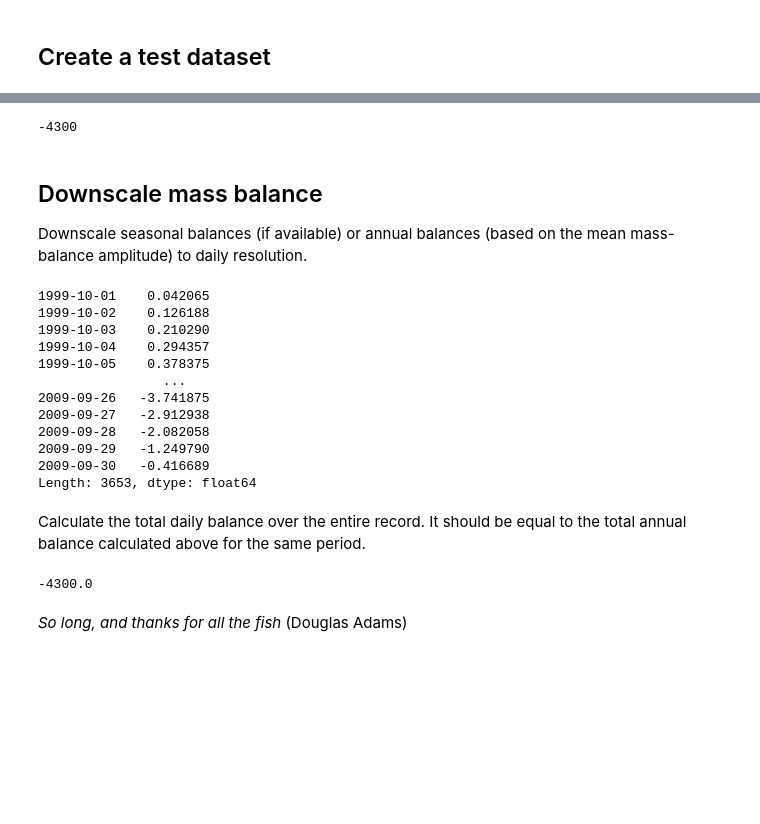
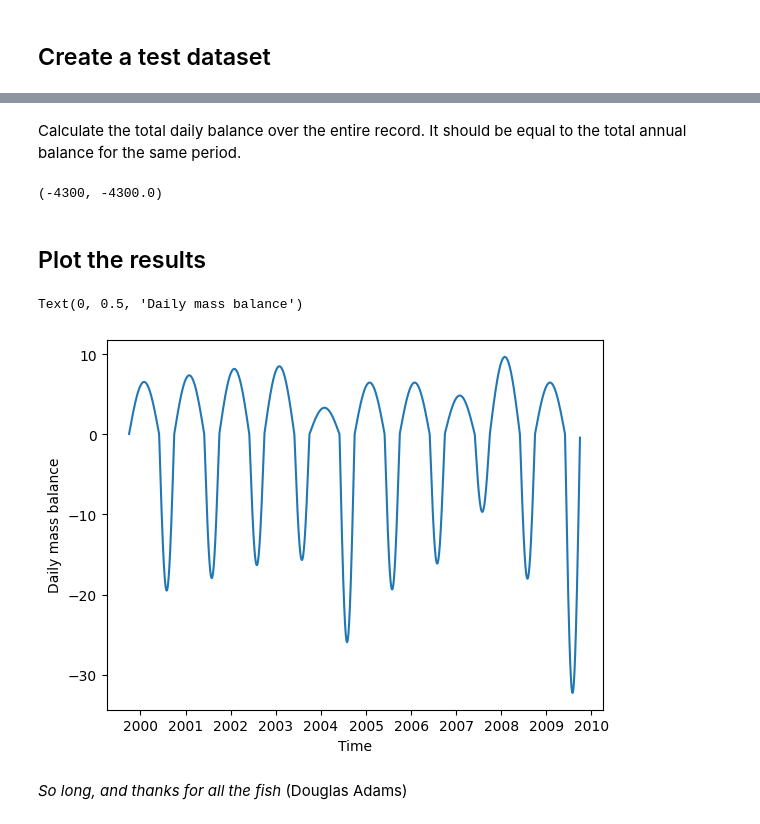
Before and after one commit to wgms-org/mb-downscaling, a Jupyter notebook: demo.ipynb, the cells around one changed output, grey strips where cells are left out. Drawn from its saved outputs; the diff is of its cells as text; code cells hidden in the pictures; blank space fills up the shorter version.

```diff
--- a/demo.ipynb
+++ b/demo.ipynb
@@ -83,0 +61,5 @@ Total annual balance:
+# %%
+filled_df = df.copy()
+wsa = ['winter_balance', 'summer_balance', 'annual_balance']
+filled_df[wsa] = mb_downscaling.fill_balances(balances=df[wsa])
+filled_df
@@ -83,0 +82,9 @@ Total annual balance:
+# %%
+dates, balances = mb_downscaling.downscale_balance_series(
+  years=df['year'],
+  balances=filled_df[wsa],
+  winter_fraction=8/12,
+  interval_width=datetime.timedelta(days=1)
+)
+daily = pd.Series(balances, index=dates)
+daily
@@ -84,39 +104,17 @@ Total annual balance:
+# %% [markdown]
+Calculate the total daily balance over the entire record. It should be equal to the total annual balance for the same period.
 # %%
-df['ANNUAL_BALANCE'].sum()
+df['annual_balance'].sum(), daily.sum()
 # %% [output]
--4300
+(-4300, -4300.0)
-# %% [markdown]
-## Downscale mass balance
-
-Downscale seasonal balances (if available) or annual balances (based on the mean mass-balance amplitude) to daily resolution.
-# %%
-dates, balances = mb_downscaling.downscale_balance_series(
-  years=df['Year'],
-  balances=df[['WINTER_BALANCE', 'SUMMER_BALANCE', 'ANNUAL_BALANCE']],
-  balance_amplitude=balance_amplitudes.mean(),
-  winter_fraction=8/12,
-  interval_width=datetime.timedelta(days=1)
-)
-daily = pd.Series(balances, index=dates)
-daily
-# %% [output]
-1999-10-01    0.042065
-1999-10-02    0.126188
-1999-10-03    0.210290
-1999-10-04    0.294357
-1999-10-05    0.378375
-                ...
-2009-09-26   -3.741875
-2009-09-27   -2.912938
-2009-09-28   -2.082058
-2009-09-29   -1.249790
-2009-09-30   -0.416689
-Length: 3653, dtype: float64
-# %% [markdown]
-Calculate the total daily balance over the entire record. It should be equal to the total annual balance calculated above for the same period.
-# %%
-daily.sum()
-# %% [output]
--4300.0
+# %% [markdown]
+## Plot the results
+# %%
+plt.plot(daily.index, daily)
+plt.xlabel('Time')
+plt.ylabel('Daily mass balance')
+# %% [output]
+Text(0, 0.5, 'Daily mass balance')
+[figure, added]
 # %% [markdown]
 _So long, and thanks for all the fish_ (Douglas Adams)
```
Also changed, not shown: parts of 16 cells of this notebook, 1 other file.
